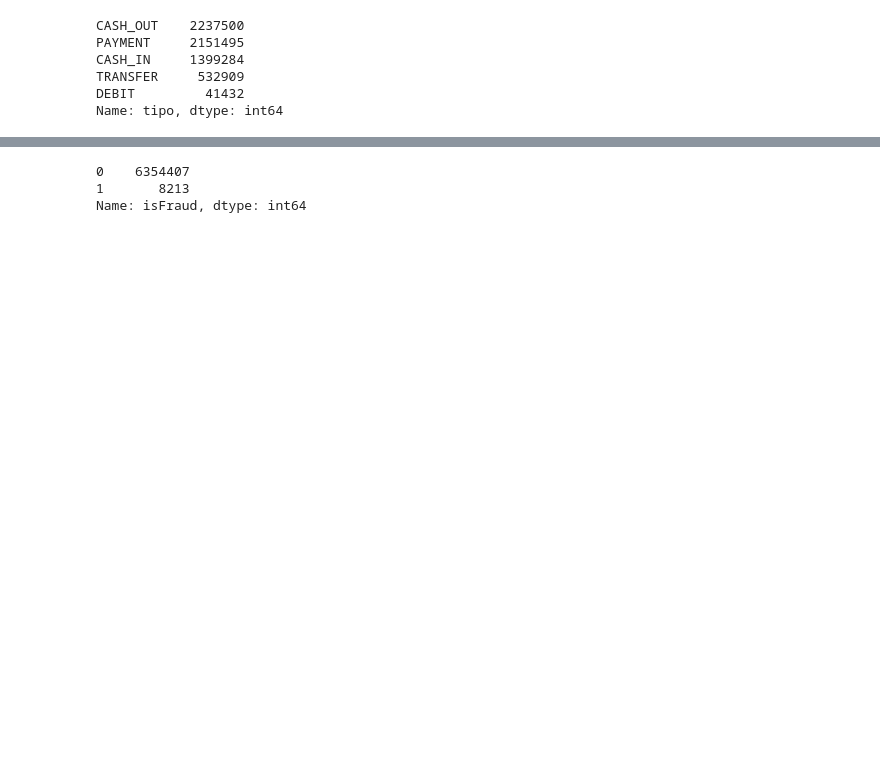
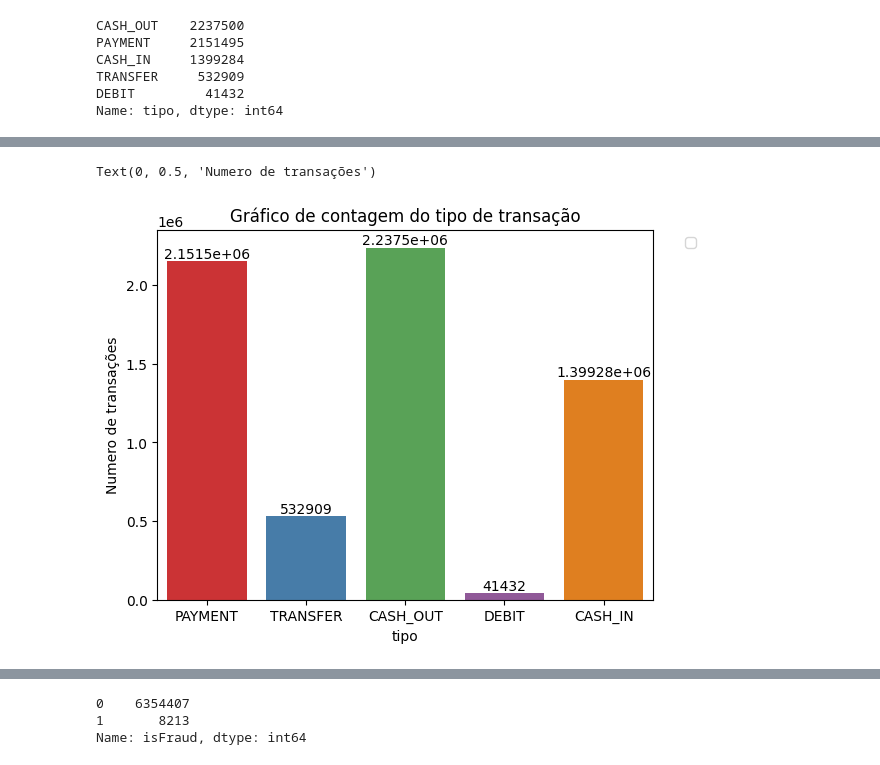
Before and after one commit to Fecarvalho00/Creditcard_fraud_analysis, a Jupyter notebook: Análise_de_Fraude_no_cartão_de_Credito.ipynb, the cells around one changed output, grey strips where cells are left out. Saved outputs shown, nothing was run; the diff lists cells and outputs as text; code cells hidden in the pictures; blank space fills up the shorter version.

```diff
--- a/Análise_de_Fraude_no_cartão_de_Credito.ipynb
+++ b/Análise_de_Fraude_no_cartão_de_Credito.ipynb
@@ -167,0 +130,8 @@ The default value of numeric_only in DataFrame.corr is deprecated. In a future v
+# %%
+ax = sns.countplot(x='tipo', data=df, palette='Set1')
+for container in ax.containers:
+    ax.bar_label(container)
+plt.title('Gráfico de contagem do tipo de transação')
+plt.legend(bbox_to_anchor=(1.05,1), loc='upper left')
+plt.ylabel('Numero de transações')
+# %% [output]
@@ -167,0 +139,2 @@ The default value of numeric_only in DataFrame.corr is deprecated. In a future v
+Text(0, 0.5, 'Numero de transações')
+[figure, added]
```
Also changed, not shown: parts of 14 cells of this notebook.
